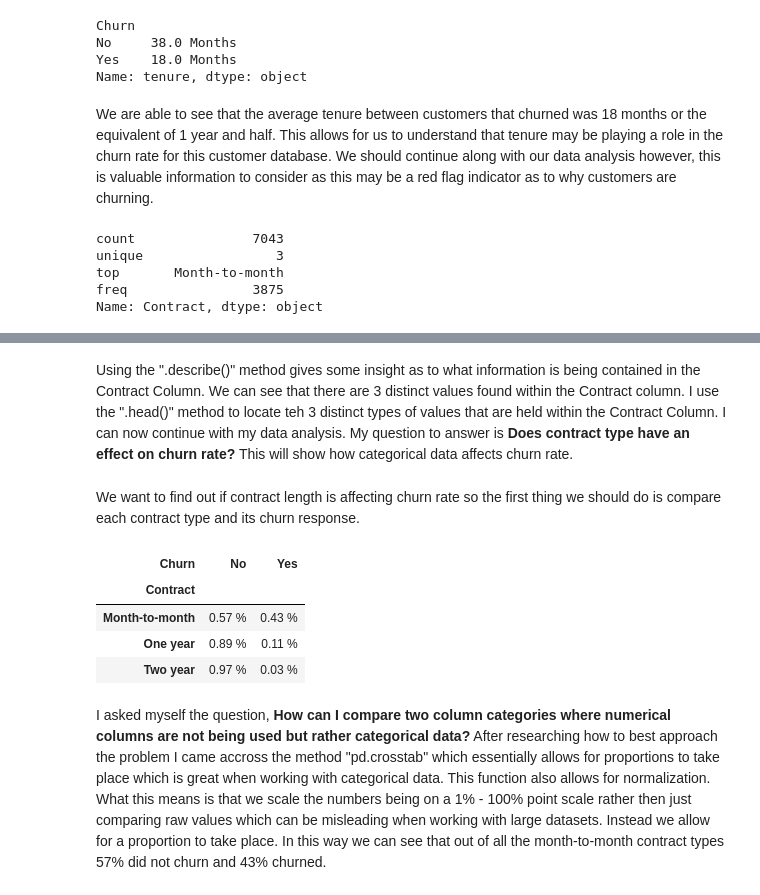
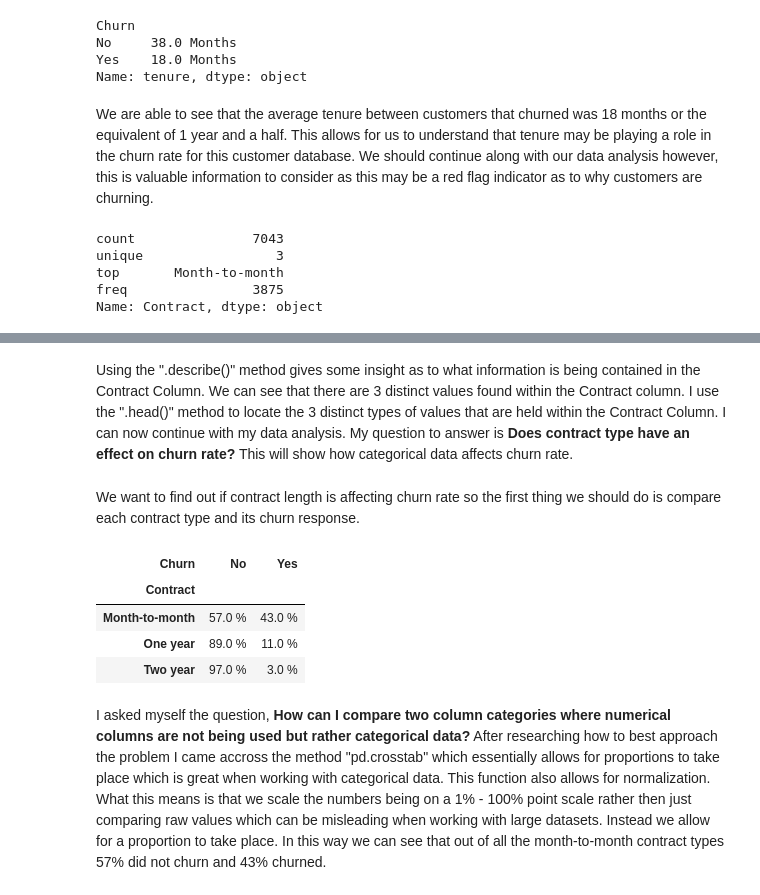
Before and after one commit to EstebanBC1/Customer-Churn-Analysis, a Jupyter notebook: Exploratory_Data_Analysis.ipynb, the cells around one changed output, grey strips where cells are left out. Drawn from its saved outputs; the diff is of its cells as text; code cells hidden in the pictures.

```diff
--- a/Exploratory_Data_Analysis.ipynb
+++ b/Exploratory_Data_Analysis.ipynb
@@ -86,7 +86,7 @@ No     38.0 Months
 Yes    18.0 Months
 Name: tenure, dtype: object
 # %% [markdown]
-We are able to see that the average tenure between customers that churned was 18 months or the equivalent of 1 year and half. This allows for us to understand that tenure may be playing a role in the churn rate for this customer database. We should continue along with our data analysis however, this is valuable information to consider as this may be a red flag indicator as to why customers are churning.
+We are able to see that the average tenure between customers that churned was 18 months or the equivalent of 1 year and a half. This allows for us to understand that tenure may be playing a role in the churn rate for this customer database. We should continue along with our data analysis however, this is valuable information to consider as this may be a red flag indicator as to why customers are churning.
 # %%
 edaMetrics["Contract"].describe()
 # %% [output]
@@ -115,17 +115,17 @@ edaMetrics.head(15)
 | 13 | 49 | 103.70 | 5036.3 | Yes | Month-to-month | Bank transfer (automatic) | Fiber optic |
 | 14 | 25 | 105.50 | 2686.05 | No | Month-to-month | Electronic check | Fiber optic |
 # %% [markdown]
-Using the ".describe()" method gives some insight as to what information is being contained in the Contract Column. We can see that there are 3 distinct values found within the Contract column. I use the ".head()" method to locate teh 3 distinct types of values that are held within the Contract Column. I can now continue with my data analysis. My question to answer is **Does contract type have an effect on churn rate?** This will show how categorical data affects churn rate.
+Using the ".describe()" method gives some insight as to what information is being contained in the Contract Column. We can see that there are 3 distinct values found within the Contract column. I use the ".head()" method to locate the 3 distinct types of values that are held within the Contract Column. I can now continue with my data analysis. My question to answer is **Does contract type have an effect on churn rate?** This will show how categorical data affects churn rate.
 # %% [markdown]
 We want to find out if contract length is affecting churn rate so the first thing we should do is compare each contract type and its churn response.
 # %%
-pd.crosstab(edaMetrics["Contract"], edaMetrics["Churn"], normalize = "index").round(2).astype(str)+ " %"
+pd.crosstab(edaMetrics["Contract"], edaMetrics["Churn"], normalize = "index").mul(100).round(0).astype(str)+ " %"
 # %% [output]
 | Churn | No | Yes |
 | Contract |  |  |
-| Month-to-month | 0.57 % | 0.43 % |
-| One year | 0.89 % | 0.11 % |
-| Two year | 0.97 % | 0.03 % |
+| Month-to-month | 57.0 % | 43.0 % |
+| One year | 89.0 % | 11.0 % |
+| Two year | 97.0 % | 3.0 % |
 # %% [markdown]
 I asked myself the question, **How can I compare two column categories where numerical columns are not being used but rather categorical data?** After researching how to best approach the problem I came accross the method "pd.crosstab" which essentially allows for proportions to take place which is great when working with categorical data. This function also allows for normalization. What this means is that we scale the numbers being on a 1% - 100% point scale rather then just comparing raw values which can be misleading when working with large datasets. Instead we allow for a proportion to take place. In this way we can see that out of all the month-to-month contract types 57% did not churn and 43% churned.
 # %% [markdown]
```
Also changed, not shown: parts of 21 cells of this notebook.
